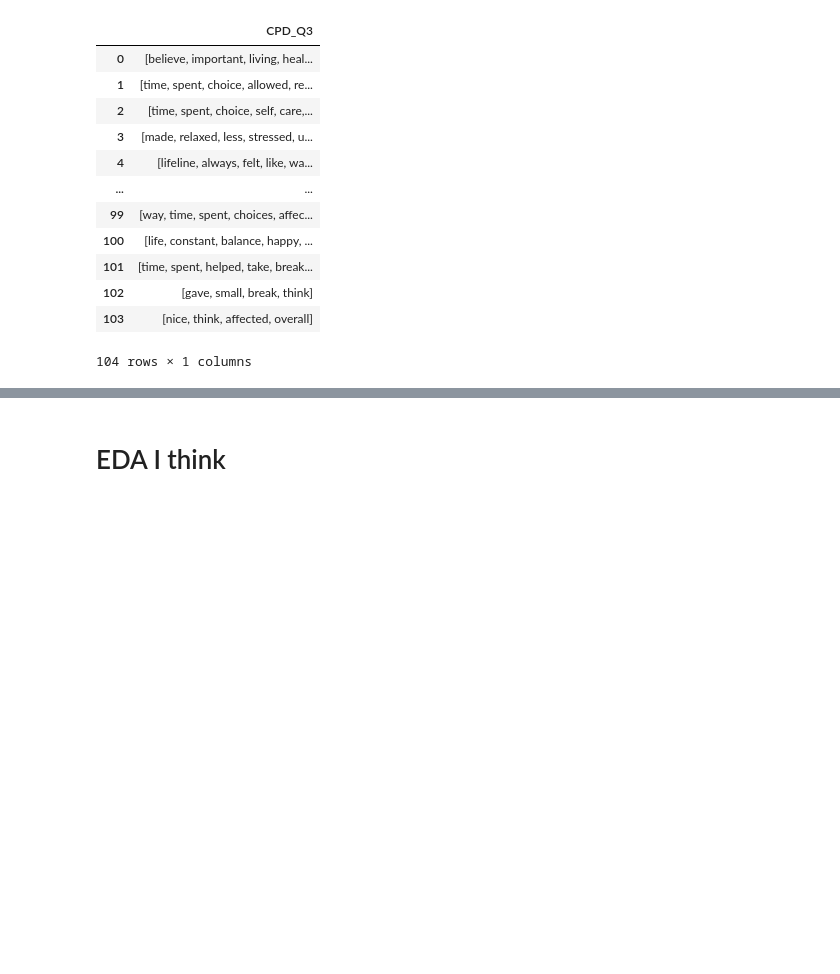
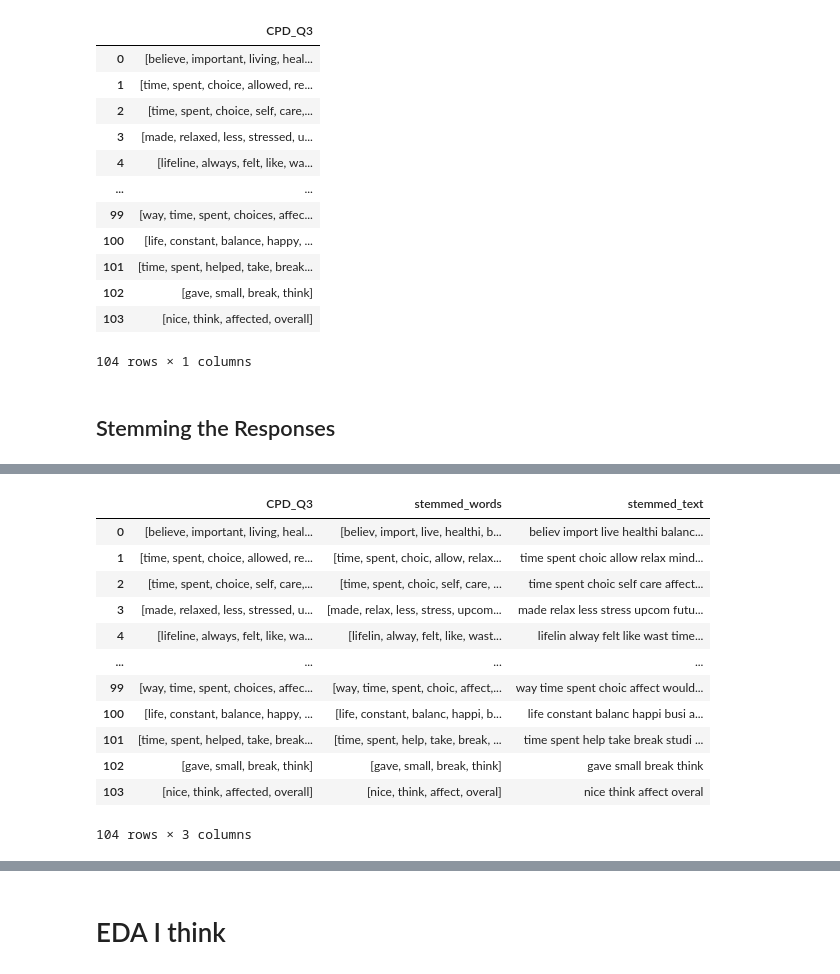
Before and after one commit to bellaachang/UW-Pharm-NLP, a Jupyter notebook: Bing.ipynb, the cells around one changed output, grey strips where cells are left out. Drawn from its saved outputs; the diff is of its cells as text; code cells hidden in the pictures; blank space fills up the shorter version.

```diff
--- a/Bing.ipynb
+++ b/Bing.ipynb
@@ -173,3 +180,26 @@ display(sample2)
 | 102 | [gave, small, break, think] |
 | 103 | [nice, think, affected, overall] |
 104 rows × 1 columns
+# %% [markdown]
+## Stemming the Responses ##
+# %%
+nltk.download('punkt')
+
+stem_sample2 = sample2.copy()
+
+# Create a stemmer instance
+stemmer = PorterStemmer()
+
+# Define a function to apply stemming to a list of words
+def stem_word_list(word_list):
+    stemmed_words = [stemmer.stem(word) for word in word_list]
+    return stemmed_words
+
+# Assuming your DataFrame is called stem_sample, and 'CPD_Q1' column contains lists of words
+stem_sample2['stemmed_words'] = stem_sample2['CPD_Q3'].apply(stem_word_list)
+
+# If you want to convert the stemmed words back to a single string, you can do the following:
+stem_sample2['stemmed_text'] = stem_sample2['stemmed_words'].apply(lambda x: ' '.join(x))
+
+stem_sample2
+# %% [output]
@@ -175,0 +208,13 @@ display(sample2)
+|  | CPD_Q3 | stemmed_words | stemmed_text |
+| 0 | [believe, important, living, heal... | [believ, import, live, healthi, b... | believ import live healthi balanc... |
+| 1 | [time, spent, choice, allowed, re... | [time, spent, choic, allow, relax... | time spent choic allow relax mind... |
+| 2 | [time, spent, choice, self, care,... | [time, spent, choic, self, care, ... | time spent choic self care affect... |
+| 3 | [made, relaxed, less, stressed, u... | [made, relax, less, stress, upcom... | made relax less stress upcom futu... |
+| 4 | [lifeline, always, felt, like, wa... | [lifelin, alway, felt, like, wast... | lifelin alway felt like wast time... |
+| ... | ... | ... | ... |
+| 99 | [way, time, spent, choices, affec... | [way, time, spent, choic, affect,... | way time spent choic affect would... |
+| 100 | [life, constant, balance, happy, ... | [life, constant, balanc, happi, b... | life constant balanc happi busi a... |
+| 101 | [time, spent, helped, take, break... | [time, spent, help, take, break, ... | time spent help take break studi ... |
+| 102 | [gave, small, break, think] | [gave, small, break, think] | gave small break think |
+| 103 | [nice, think, affected, overall] | [nice, think, affect, overal] | nice think affect overal |
+104 rows × 3 columns
```
Also changed, not shown: parts of 11 cells of this notebook.
